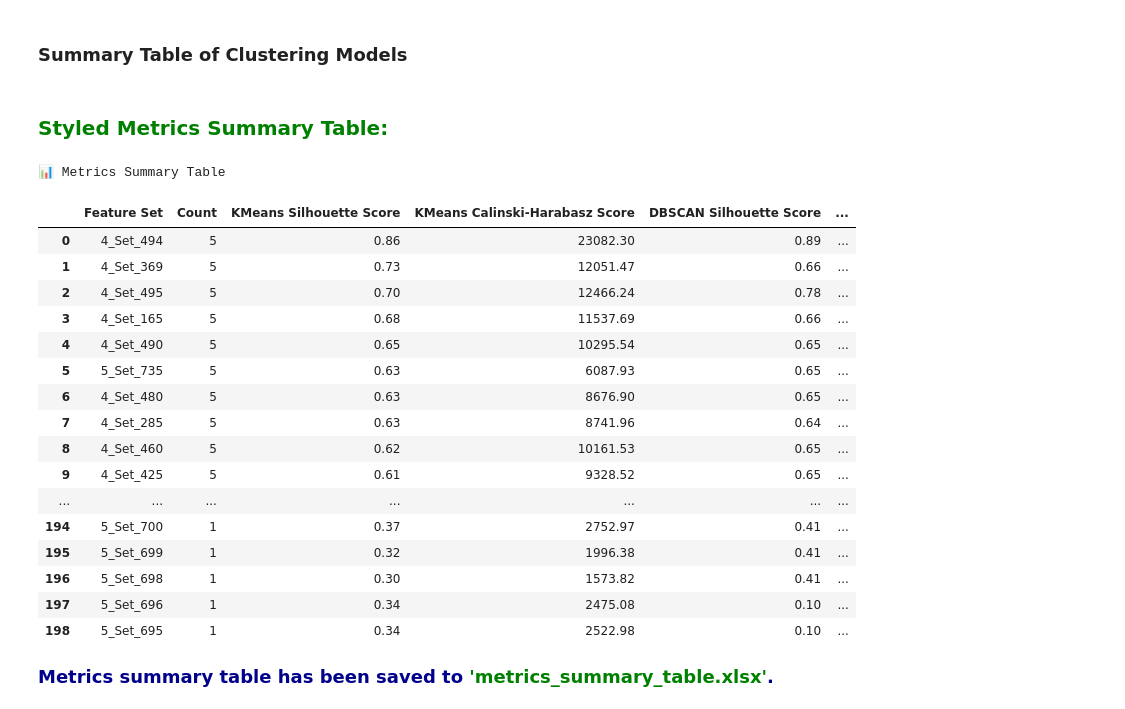
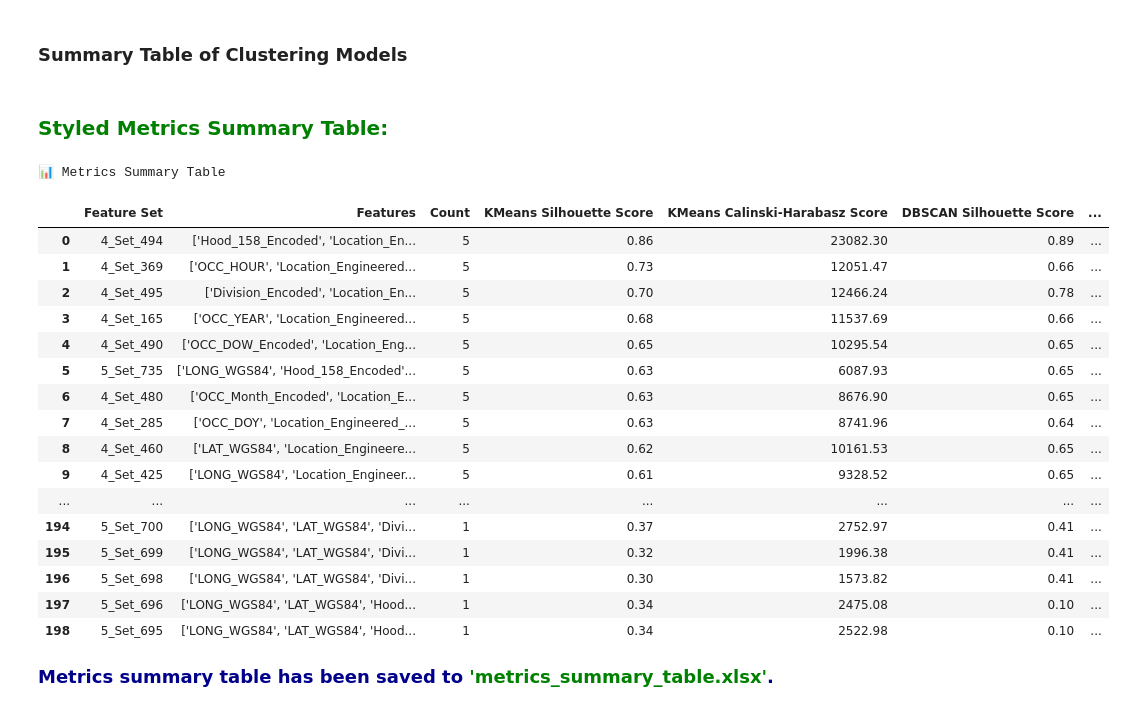
Before and after one commit to mohammadbadi/CrimeAnalytics_Clustering_Approach_3, a Jupyter notebook: Code Sections/5.8 Summary Table of Clustering Models.ipynb, the cells around one changed output. Cells and saved outputs as stored; diff of their text form; code cells hidden in the pictures.

```diff
--- a/Code Sections/5.8 Summary Table of Clustering Models.ipynb
+++ b/Code Sections/5.8 Summary Table of Clustering Models.ipynb
@@ -51,7 +51,9 @@ summary_df = pd.DataFrame.from_dict(feature_set_summary, orient='index')
 summary_df.reset_index(inplace=True)
 summary_df.columns = ['Feature Set', 'Count', 'Found In']
 summary_df.sort_values(by='Count', ascending=False, inplace=True)                 # Sort by Count in descending order
-final_metrics_df = pd.DataFrame(columns=['Feature Set', 'Count', *metrics])       # Prepare the final metrics DataFrame
+
+# Prepare the final metrics DataFrame with extra 'Features' column (placed after 'Feature Set' and before 'Count')
+final_metrics_df = pd.DataFrame(columns=['Feature Set', 'Features', 'Count', *metrics])
 
 for index, row in summary_df.iterrows():
     feature_set_name = row['Feature Set']
@@ -59,12 +61,12 @@ for index, row in summary_df.iterrows():
     if not metrics_row.empty:
         new_row = {
             'Feature Set': feature_set_name,
+            'Features': metrics_row['Feature_Names_String'].values[0],  # Get value from Feature_Names_String column
             'Count': row['Count'],
             **{metric: metrics_row[metric].values[0] for metric in metrics}
         }
-
         if final_metrics_df.empty:                                                # Handle empty DataFrame scenario properly before concatenation
-            final_metrics_df = pd.DataFrame([new_row])                            # Append the new row to the final metrics DataFrame
+            final_metrics_df = pd.DataFrame([new_row])
         else:
             final_metrics_df = pd.concat([final_metrics_df, pd.DataFrame([new_row])], ignore_index=True)
 
@@ -77,52 +79,54 @@ def highlight_best_top5(s, metric):
         sorted_values = s.sort_values(ascending=False)
     top5_values = sorted_values.unique()[:5]
     return ['background-color: lightgreen' if x in top5_values else '' for x in s]
-                                                                                  # Apply highlighting for all metrics
+
+# Apply highlighting for all metrics
 styled_table = final_metrics_df.style.apply(highlight_best_top5, metric='KMeans Silhouette Score', subset=['KMeans Silhouette Score']) \
                                       .apply(highlight_best_top5, metric='DBSCAN Silhouette Score', subset=['DBSCAN Silhouette Score']) \
                                       .apply(highlight_best_top5, metric='KMeans Davies-Bouldin Index', subset=['KMeans Davies-Bouldin Index']) \
                                       .apply(highlight_best_top5, metric='DBSCAN Davies-Bouldin Index', subset=['DBSCAN Davies-Bouldin Index']) \
                                       .apply(highlight_best_top5, metric='KMeans Calinski-Harabasz Score', subset=['KMeans Calinski-Harabasz Score']) \
                                       .format({metric: '{:.2f}' for metric in metrics}) \
                                       .set_table_styles([
                                           {'selector': 'th', 'props': [('background-color', '#4CAF50'), ('color', 'white'), ('font-weight', 'bold')]},
                                           {'selector': 'td', 'props': [('padding', '10px'), ('text-align', 'center')]},
                                           {'selector': '.row:hover', 'props': [('background-color', '#f1f1f1')]},
                                       ]).set_properties(**{'border': '1px solid black'}) \
                                       .set_caption("<h3 style='color: navy; text-align: center;'>📊 Metrics Summary Table</h3>")
 
 display(HTML("<h2 style='color: green; font-size: 20px;'><b> Styled Metrics Summary Table:</b></h2>"))  # Display styled table with formatted title
 display(styled_table)
 
-styled_table.data.to_excel('5.8 metrics_summary_table.xlsx', index=False)         # Save the styled table to an Excel file
+# Save the styled table to an Excel file
+styled_table.data.to_excel('5.8 metrics_summary_table.xlsx', index=False)
 
-                                                                                  # Display formatted message for saved file
+# Display formatted message for saved file
 display(HTML("""
     <p style="color: darkblue; font-size: 18px; font-weight: bold;">
          Metrics summary table has been saved to <span style="color: green;">'metrics_summary_table.xlsx'</span>.
     </p>
 """))
 dfi.export(styled_table.data, '5.8 metrics_summary_table.png', table_conversion='matplotlib', max_rows=-1)
 files.download('5.8 metrics_summary_table.png')                                   # Download the results in PNG file
 files.download('5.8 metrics_summary_table.xlsx')                                  # Download the results in Excel File
 # %% [output]
 Styled Metrics Summary Table:
 📊 Metrics Summary Table
-|  | Feature Set | Count | KMeans Silhouette Score | KMeans Calinski-Harabasz Score | DBSCAN Silhouette Score | ... |
-| 0 | 4_Set_494 | 5 | 0.86 | 23082.30 | 0.89 | ... |
-| 1 | 4_Set_369 | 5 | 0.73 | 12051.47 | 0.66 | ... |
-| 2 | 4_Set_495 | 5 | 0.70 | 12466.24 | 0.78 | ... |
-| 3 | 4_Set_165 | 5 | 0.68 | 11537.69 | 0.66 | ... |
-| 4 | 4_Set_490 | 5 | 0.65 | 10295.54 | 0.65 | ... |
-| 5 | 5_Set_735 | 5 | 0.63 | 6087.93 | 0.65 | ... |
-| 6 | 4_Set_480 | 5 | 0.63 | 8676.90 | 0.65 | ... |
-| 7 | 4_Set_285 | 5 | 0.63 | 8741.96 | 0.64 | ... |
-| 8 | 4_Set_460 | 5 | 0.62 | 10161.53 | 0.65 | ... |
-| 9 | 4_Set_425 | 5 | 0.61 | 9328.52 | 0.65 | ... |
-| ... | ... | ... | ... | ... | ... | ... |
-| 194 | 5_Set_700 | 1 | 0.37 | 2752.97 | 0.41 | ... |
-| 195 | 5_Set_699 | 1 | 0.32 | 1996.38 | 0.41 | ... |
-| 196 | 5_Set_698 | 1 | 0.30 | 1573.82 | 0.41 | ... |
-| 197 | 5_Set_696 | 1 | 0.34 | 2475.08 | 0.10 | ... |
-| 198 | 5_Set_695 | 1 | 0.34 | 2522.98 | 0.10 | ... |
+|  | Feature Set | Features | Count | KMeans Silhouette Score | KMeans Calinski-Harabasz Score | DBSCAN Silhouette Score | ... |
+| 0 | 4_Set_494 | ['Hood_158_Encoded', 'Location_En... | 5 | 0.86 | 23082.30 | 0.89 | ... |
+| 1 | 4_Set_369 | ['OCC_HOUR', 'Location_Engineered... | 5 | 0.73 | 12051.47 | 0.66 | ... |
+| 2 | 4_Set_495 | ['Division_Encoded', 'Location_En... | 5 | 0.70 | 12466.24 | 0.78 | ... |
+| 3 | 4_Set_165 | ['OCC_YEAR', 'Location_Engineered... | 5 | 0.68 | 11537.69 | 0.66 | ... |
+| 4 | 4_Set_490 | ['OCC_DOW_Encoded', 'Location_Eng... | 5 | 0.65 | 10295.54 | 0.65 | ... |
+| 5 | 5_Set_735 | ['LONG_WGS84', 'Hood_158_Encoded'... | 5 | 0.63 | 6087.93 | 0.65 | ... |
+| 6 | 4_Set_480 | ['OCC_Month_Encoded', 'Location_E... | 5 | 0.63 | 8676.90 | 0.65 | ... |
+| 7 | 4_Set_285 | ['OCC_DOY', 'Location_Engineered_... | 5 | 0.63 | 8741.96 | 0.64 | ... |
+| 8 | 4_Set_460 | ['LAT_WGS84', 'Location_Engineere... | 5 | 0.62 | 10161.53 | 0.65 | ... |
+| 9 | 4_Set_425 | ['LONG_WGS84', 'Location_Engineer... | 5 | 0.61 | 9328.52 | 0.65 | ... |
+| ... | ... | ... | ... | ... | ... | ... | ... |
+| 194 | 5_Set_700 | ['LONG_WGS84', 'LAT_WGS84', 'Divi... | 1 | 0.37 | 2752.97 | 0.41 | ... |
+| 195 | 5_Set_699 | ['LONG_WGS84', 'LAT_WGS84', 'Divi... | 1 | 0.32 | 1996.38 | 0.41 | ... |
+| 196 | 5_Set_698 | ['LONG_WGS84', 'LAT_WGS84', 'Divi... | 1 | 0.30 | 1573.82 | 0.41 | ... |
+| 197 | 5_Set_696 | ['LONG_WGS84', 'LAT_WGS84', 'Hood... | 1 | 0.34 | 2475.08 | 0.10 | ... |
+| 198 | 5_Set_695 | ['LONG_WGS84', 'LAT_WGS84', 'Hood... | 1 | 0.34 | 2522.98 | 0.10 | ... |
 Metrics summary table has been saved to 'metrics_summary_table.xlsx'.
```
Also changed, not shown: parts of 1 cell of this notebook.
